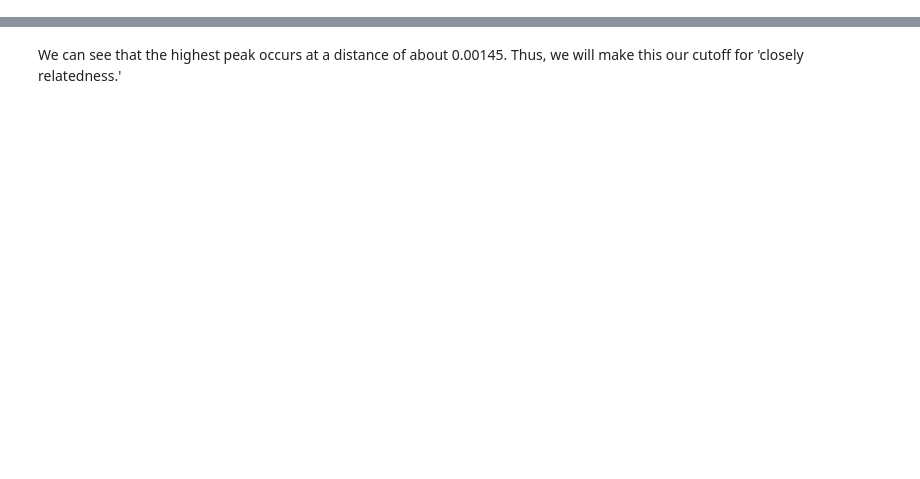
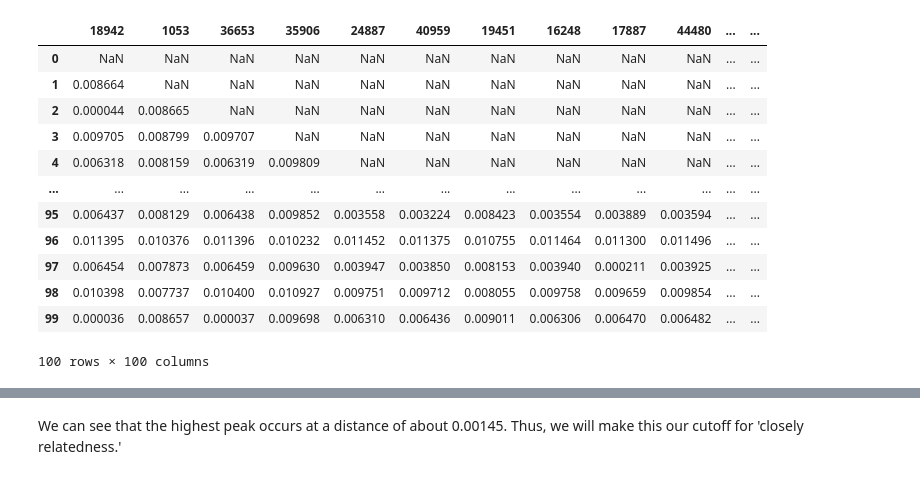
Before and after one commit to 18ganesha/staph, a Jupyter notebook: Notebooks/02_distance_histogram.ipynb, the cells around one changed output, grey strips where cells are left out. Drawn from its saved outputs; the diff is of its cells as text; code cells hidden in the pictures; blank space fills up the shorter version.

```diff
--- a/Notebooks/02_distance_histogram.ipynb
+++ b/Notebooks/02_distance_histogram.ipynb
@@ -11,0 +28,16 @@ tril=np.tril(df_dist)
+# %%
+dataframe #easier visualization of data after removing duplicate pairs
+# %% [output]
+|  | 18942 | 1053 | 36653 | 35906 | 24887 | 40959 | 19451 | 16248 | 17887 | 44480 | ... | ... |
+| 0 | NaN | NaN | NaN | NaN | NaN | NaN | NaN | NaN | NaN | NaN | ... | ... |
+| 1 | 0.008664 | NaN | NaN | NaN | NaN | NaN | NaN | NaN | NaN | NaN | ... | ... |
+| 2 | 0.000044 | 0.008665 | NaN | NaN | NaN | NaN | NaN | NaN | NaN | NaN | ... | ... |
+| 3 | 0.009705 | 0.008799 | 0.009707 | NaN | NaN | NaN | NaN | NaN | NaN | NaN | ... | ... |
+| 4 | 0.006318 | 0.008159 | 0.006319 | 0.009809 | NaN | NaN | NaN | NaN | NaN | NaN | ... | ... |
+| ... | ... | ... | ... | ... | ... | ... | ... | ... | ... | ... | ... | ... |
+| 95 | 0.006437 | 0.008129 | 0.006438 | 0.009852 | 0.003558 | 0.003224 | 0.008423 | 0.003554 | 0.003889 | 0.003594 | ... | ... |
+| 96 | 0.011395 | 0.010376 | 0.011396 | 0.010232 | 0.011452 | 0.011375 | 0.010755 | 0.011464 | 0.011300 | 0.011496 | ... | ... |
+| 97 | 0.006454 | 0.007873 | 0.006459 | 0.009630 | 0.003947 | 0.003850 | 0.008153 | 0.003940 | 0.000211 | 0.003925 | ... | ... |
+| 98 | 0.010398 | 0.007737 | 0.010400 | 0.010927 | 0.009751 | 0.009712 | 0.008055 | 0.009758 | 0.009659 | 0.009854 | ... | ... |
+| 99 | 0.000036 | 0.008657 | 0.000037 | 0.009698 | 0.006310 | 0.006436 | 0.009011 | 0.006306 | 0.006470 | 0.006482 | ... | ... |
+100 rows × 100 columns
```
Also changed, not shown: parts of 16 cells of this notebook, 5 other files.
